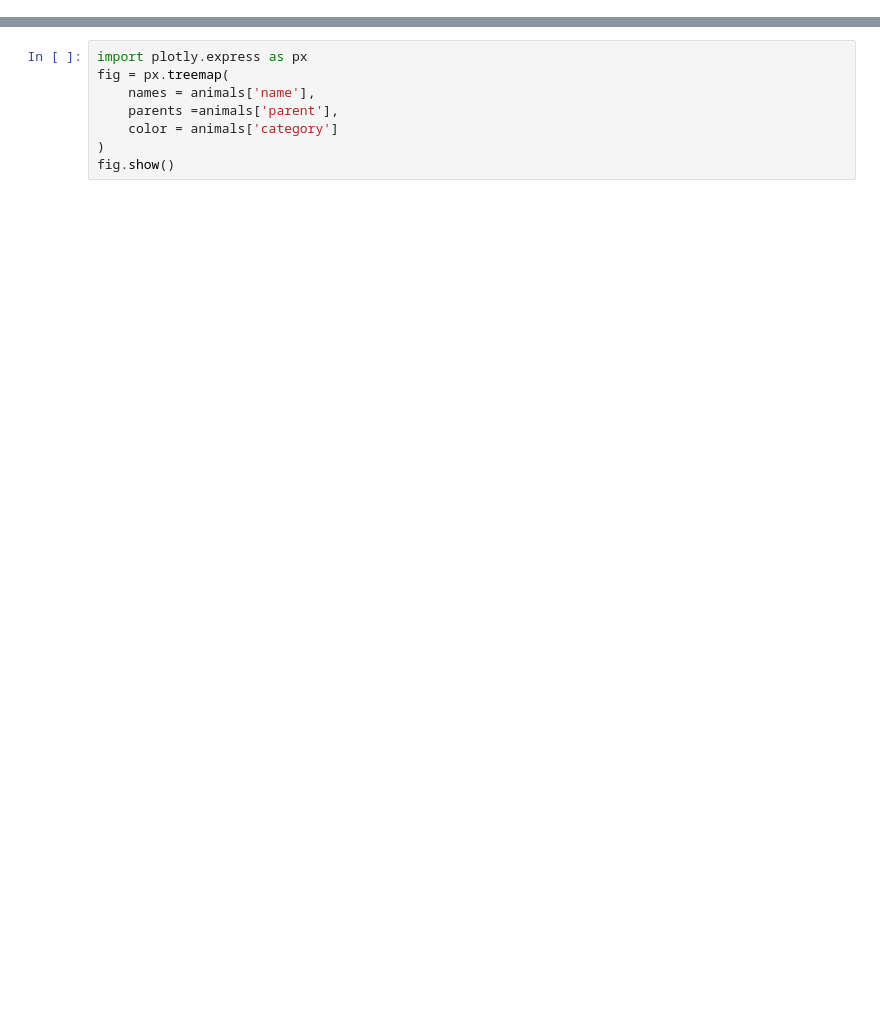
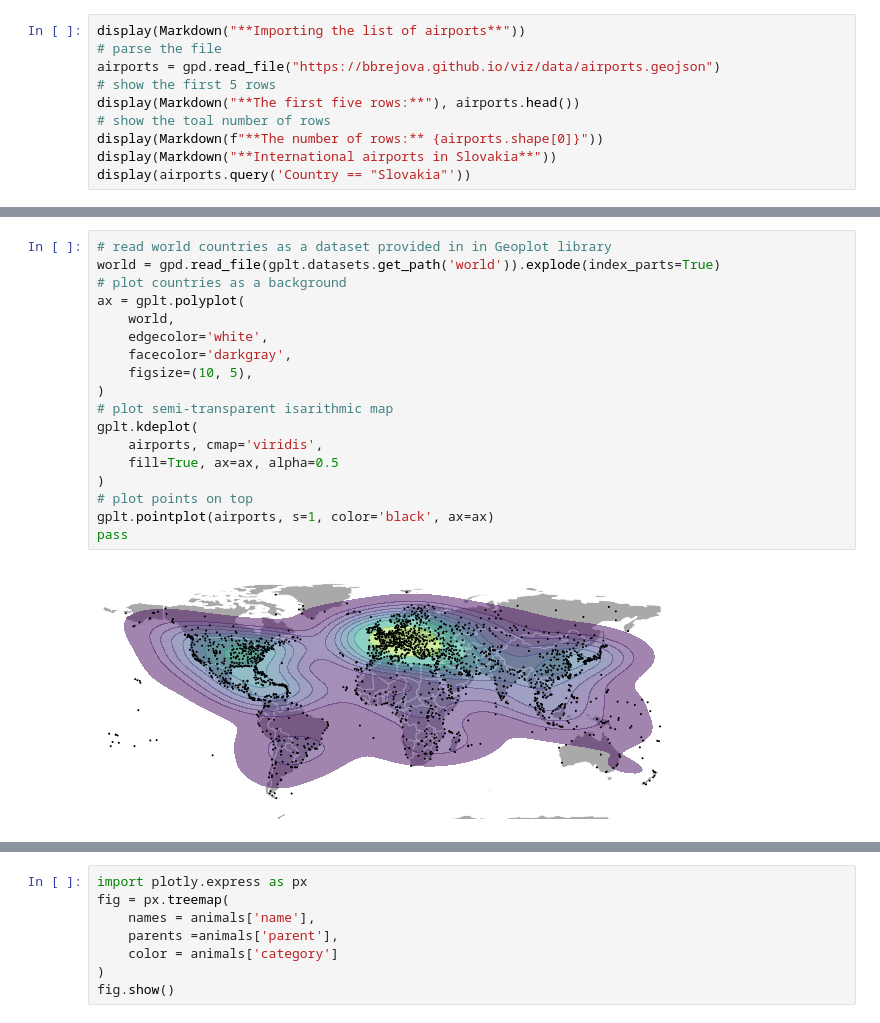
Before and after one commit to bbrejova/viz, a Jupyter notebook: notebooks/L06_Maps_etc.ipynb, the cells around one changed output, grey strips where cells are left out. Drawn from its saved outputs; the diff is of its cells as text; blank space fills up the shorter version.

```diff
--- a/notebooks/L06_Maps_etc.ipynb
+++ b/notebooks/L06_Maps_etc.ipynb
@@ -261,0 +131,10 @@ display(net2)
+# %%
+display(Markdown("**Importing the list of airports**"))
+# parse the file
+airports = gpd.read_file("https://bbrejova.github.io/viz/data/airports.geojson")
+# show the first 5 rows
+display(Markdown("**The first five rows:**"), airports.head())
+# show the toal number of rows
+display(Markdown(f"**The number of rows:** {airports.shape[0]}"))
+display(Markdown("**International airports in Slovakia**"))
+display(airports.query('Country == "Slovakia"'))
@@ -261,0 +270,20 @@ display(net2)
+# %%
+# read world countries as a dataset provided in in Geoplot library
+world = gpd.read_file(gplt.datasets.get_path('world')).explode(index_parts=True)
+# plot countries as a background
+ax = gplt.polyplot(
+    world,
+    edgecolor='white',
+    facecolor='darkgray',
+    figsize=(10, 5),
+)
+# plot semi-transparent isarithmic map
+gplt.kdeplot(
+    airports, cmap='viridis',
+    fill=True, ax=ax, alpha=0.5
+)
+# plot points on top
+gplt.pointplot(airports, s=1, color='black', ax=ax)
+pass
+# %% [output]
+[figure, added]
```
Also changed, not shown: parts of 105 cells of this notebook.
